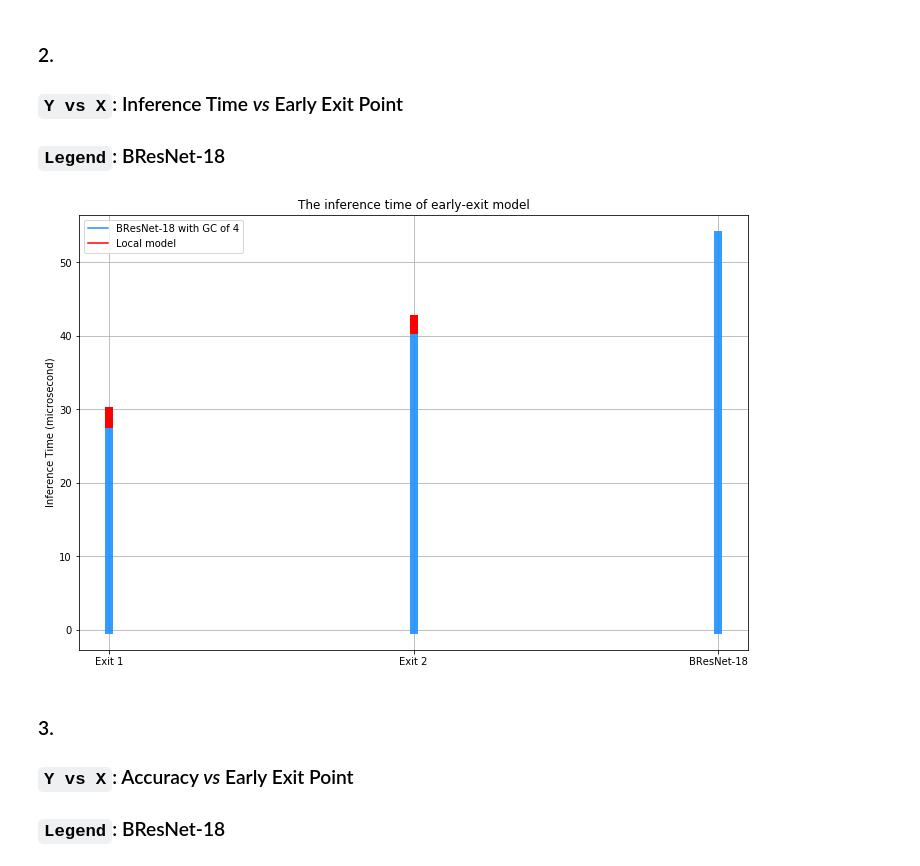
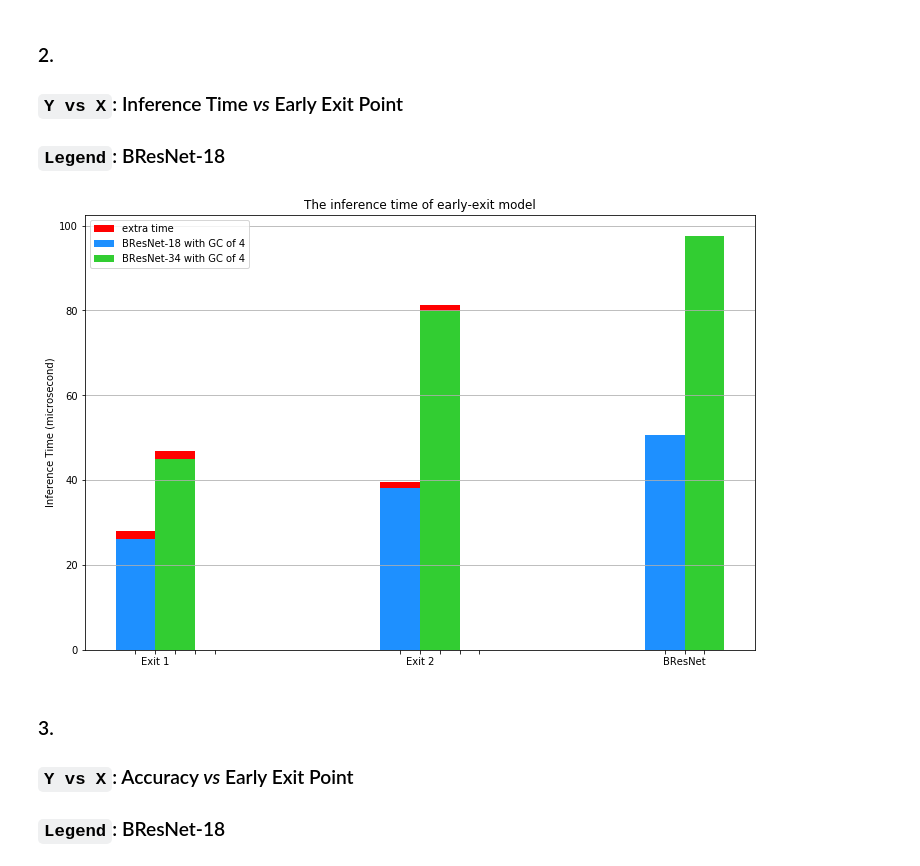
Before and after one commit to iid2019/iddl, a Jupyter notebook: resnet/plot_results.ipynb, the cells around one changed output. Drawn from its saved outputs; the diff is of its cells as text; code cells hidden in the pictures.

Commit message:
resnet_bibd_gc_ee inference time graph

```diff
--- a/resnet/plot_results.ipynb
+++ b/resnet/plot_results.ipynb
@@ -178,7 +179,7 @@ epoches = 61
 ## set the save path of the figures
 path = './figures/InferenceTime_vs_EarlyExit.png'
 ## set the dir name of the records
-models = 'BIBD_GC_EE '.split(' ')
+models = 'BIBD_GC_EE ResNet34_BIBD_GC_EE'.split(' ')
 
 ############################################################################
 
@@ -199,30 +200,37 @@ for n in range(len(models)):
 # %%
 inference_time = inference_time[60]    # 60 epochs
 inference_time /=  10    # in the inference part, we have 10000 samples to inference. The unit is microseconds
-# %%
-plt.figure(figsize=(12,8))
-s_e1 = ('Exit 1', 'Exit 1')
-s_e2 = ('Exit 2', 'Exit 2')
-s_e3 = ('BResNet-18', 'BResNet-18')
-
-# the inference time of the original model
-BR_inf = [s_e1, (0, inference_time[0]), s_e2, (0, inference_time[1]), s_e3, (0, inference_time[2])]
-plt.plot(*BR_inf,c=[0.11764705882352941, 0.5647058823529412, 1.0], linewidth=8, alpha=0.9)
-plt.plot(0,0, c=[0.11764705882352941, 0.5647058823529412, 1.0], label='BResNet-18 with GC of 4')
-
-# the inference time on the local model
-Loc_inf = [s_e1, (inference_time[0], inference_time[0] + inference_time[3]),
-           s_e2, (inference_time[1], inference_time[1] + inference_time[4])]
-plt.plot(*Loc_inf,c='r', linewidth=8)
-plt.plot(0,0, c='r', label='Local model')
-
-plt.title('The inference time of early-exit model')
-plt.legend()
-plt.ylabel('Inference Time (microsecond)')
-plt.grid()
-plt.savefig(path)
-# %% [output]
-[figure, removed]
+# %%
+plt.figure(figsize=(12,8))
+
+x = np.array([0, 0.15, 0.3,
+              2, 2.15, 2.3,
+              4, 4.15, 4.3])
+br18 = [0, 5, 10]
+br34 = [2, 7, 12]
+br_extra = [0, 5, 2, 7]
+inf_18 = [inference_time[0], inference_time[1], inference_time[2]]
+inf_34 = [inference_time[6], inference_time[7], inference_time[8]]
+extra = [inference_time[0] + inference_time[3],
+         inference_time[1] + inference_time[4],
+         inference_time[6] + inference_time[9],
+         inference_time[7] + inference_time[10]]
+
+plt.bar(x[br_extra], extra, color = 'r', width = 0.3, label = 'extra time')
+plt.bar(x[br18], inf_18, color = [0.11764705882352941, 0.5647058823529412, 1.0], width = 0.3, label='BResNet-18 with GC of 4')
+plt.bar(x[br34], inf_34, color = [0.19607843137254902, 0.803921568627451, 0.19607843137254902], width = 0.3, label='BResNet-34 with GC of 4')
+
+xks = ['', 'Exit 1', '', '','',
+       '', 'Exit 2', '', '', '',
+       '', 'BResNet', '']
+plt.xticks(x, xks)
+plt.title('The inference time of early-exit model')
+plt.legend()
+plt.ylabel('Inference Time (microsecond)')
+plt.grid(axis='y')
+plt.savefig(path)
+# %% [output]
+[figure, added]
 # %% [markdown]
 ### 3.
 ### `Y vs X`: Accuracy *vs* Early Exit Point
```
Also changed, not shown: parts of 9 cells of this notebook, 1 other file.
